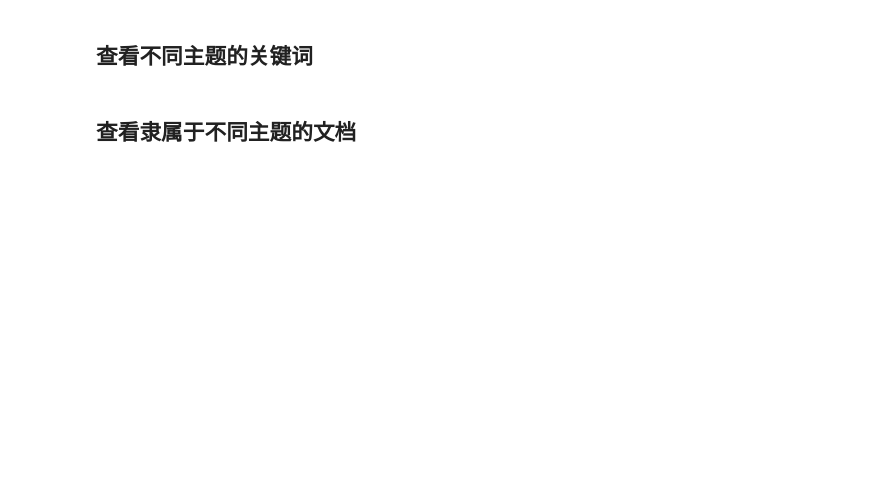
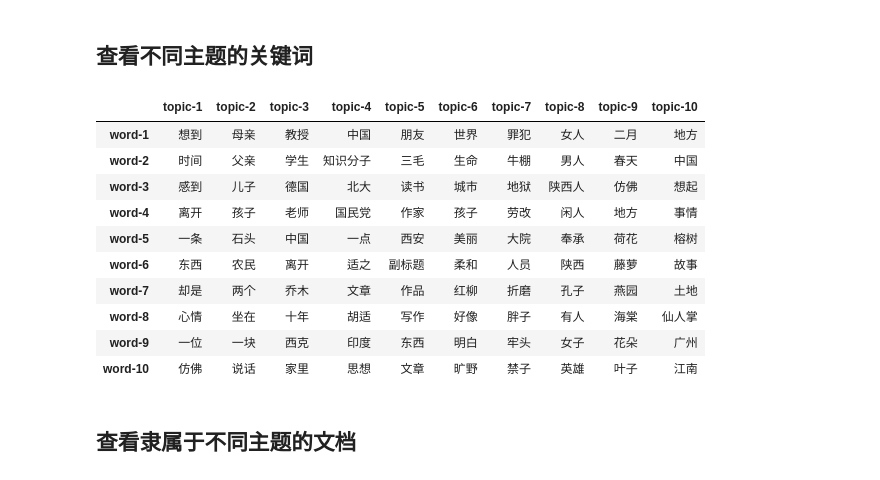
Before and after one commit to leovan/data-science-introduction-with-r, a Jupyter notebook: other-algorithms/Notebooks/other-algorithms.ipynb, the cells around one changed output. Saved outputs shown, nothing was run; the diff lists cells and outputs as text; code cells hidden in the pictures; blank space fills up the shorter version.

```diff
--- a/other-algorithms/Notebooks/other-algorithms.ipynb
+++ b/other-algorithms/Notebooks/other-algorithms.ipynb
@@ -84,10 +106,22 @@ writeLines(iconv(readLines('LDAVis/lda.json'), from = 'GBK', to = 'UTF8'),
 ## 查看不同主题的关键词
 # %%
 topic_words <- top.topic.words(lda_model$topics, num.words = 10)
-row.names(topic_words) <- seq(1, 10)
-colnames(topic_words) <- paste('word', seq(1, 10), sep = '-')
+colnames(topic_words) <- paste('topic', seq(1, 10), sep = '-')
+rownames(topic_words) <- paste('word', seq(1, 10), sep = '-')
 
 topic_words
+# %% [output]
+|  | topic-1 | topic-2 | topic-3 | topic-4 | topic-5 | topic-6 | topic-7 | topic-8 | topic-9 | topic-10 |
+| word-1 | 想到 | 母亲 | 教授 | 中国 | 朋友 | 世界 | 罪犯 | 女人 | 二月 | 地方 |
+| word-2 | 时间 | 父亲 | 学生 | 知识分子 | 三毛 | 生命 | 牛棚 | 男人 | 春天 | 中国 |
+| word-3 | 感到 | 儿子 | 德国 | 北大 | 读书 | 城市 | 地狱 | 陕西人 | 仿佛 | 想起 |
+| word-4 | 离开 | 孩子 | 老师 | 国民党 | 作家 | 孩子 | 劳改 | 闲人 | 地方 | 事情 |
+| word-5 | 一条 | 石头 | 中国 | 一点 | 西安 | 美丽 | 大院 | 奉承 | 荷花 | 榕树 |
+| word-6 | 东西 | 农民 | 离开 | 适之 | 副标题 | 柔和 | 人员 | 陕西 | 藤萝 | 故事 |
+| word-7 | 却是 | 两个 | 乔木 | 文章 | 作品 | 红柳 | 折磨 | 孔子 | 燕园 | 土地 |
+| word-8 | 心情 | 坐在 | 十年 | 胡适 | 写作 | 好像 | 胖子 | 有人 | 海棠 | 仙人掌 |
+| word-9 | 一位 | 一块 | 西克 | 印度 | 东西 | 明白 | 牢头 | 女子 | 花朵 | 广州 |
+| word-10 | 仿佛 | 说话 | 家里 | 思想 | 文章 | 旷野 | 禁子 | 英雄 | 叶子 | 江南 |
 # %% [markdown]
 ## 查看隶属于不同主题的文档
 # %%
```
Also changed, not shown: parts of 3 cells of this notebook, 1 other file.
